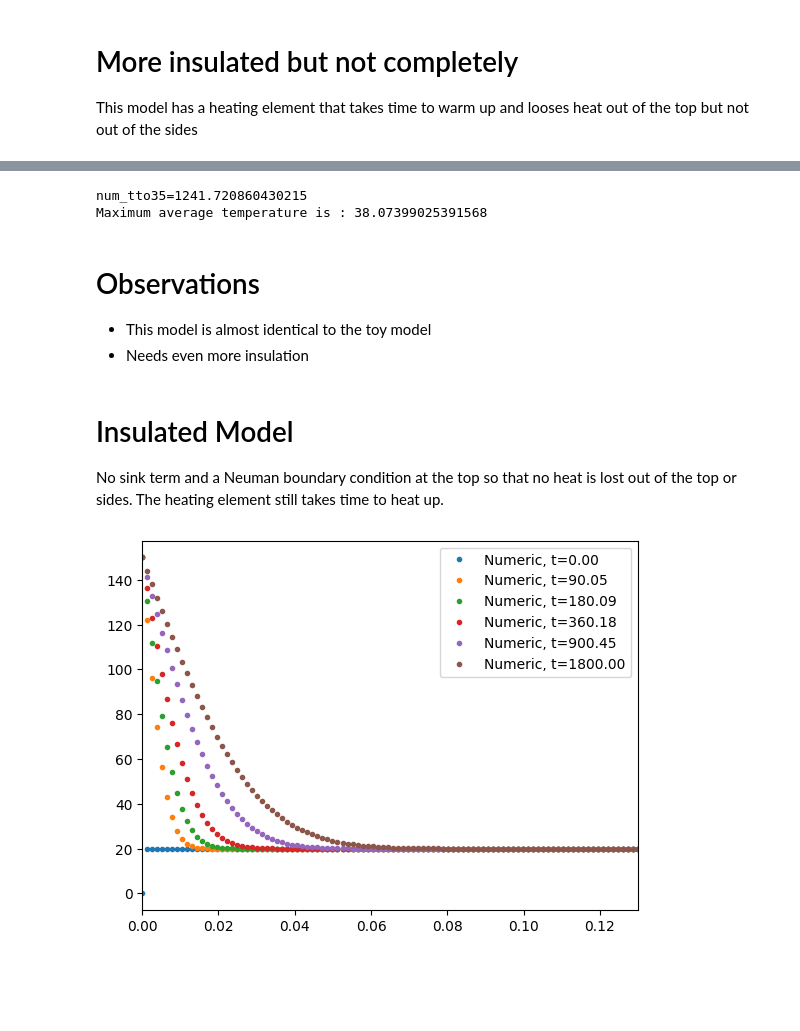
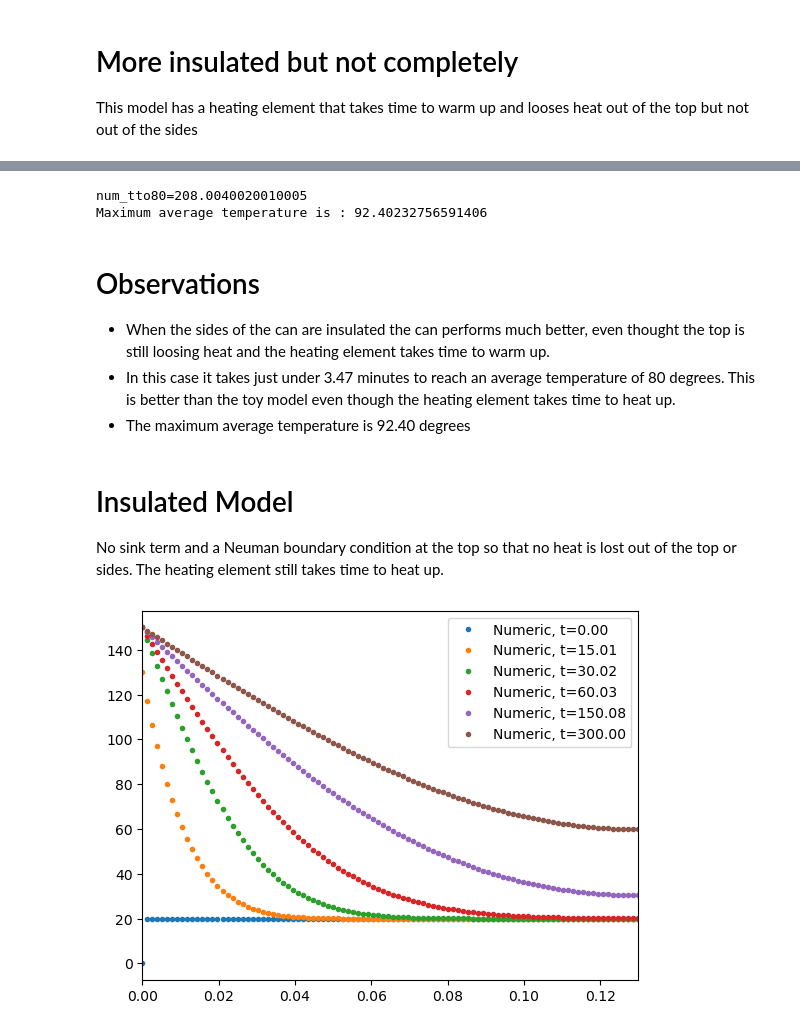
Before and after one commit to markalvaress/Drinks_Cans_IM, a Jupyter notebook: Observations.ipynb, the cells around one changed output, grey strips where cells are left out. Drawn from its saved outputs; the diff is of its cells as text; code cells hidden in the pictures; blank space fills up the shorter version.

Commit message:
Fixed insulated "switch" and updated observations
Fixed the use of the insulated "switch" and updated observations to model a D of 10^-4

```diff
--- a/Observations.ipynb
+++ b/Observations.ipynb
@@ -11,9 +11,9 @@ Constant heat at the bottom and the top is room temperature.
 # Define parameters
 b0 = 150 # u(0,t)= b0 (boundary cond)
 bL = 20 # u(L,t)= bL (boundary cond)
-D = 0.143*10**(-6) # thermal diffusivity coefficient - in the liquid
+D = 0.143*10**(-4) # thermal diffusivity coefficient - in the liquid
 a = 0 # heat transfer coefficient of liquid through container to air - for sink term along sides of can
-T = 180 # final time
+T = 300 # final time
 L = 0.13 # Length (i.e. height) of the can
 Nt_points = 2000    # number of timesteps
 Nx_points = 100   # number of spaces in x
@@ -86,15 +86,15 @@ Examine what happens when there is a sink term and a Newton cooling top boundary
 # %%
 # Define the function that causes the heating element to take time to warm up
 def b0(t):
-    if t <= 10:
-        return (150 - 20)*(t/10)
+    if t <= 15:
+        return (150 - 20)*(t/15)
     else:
         return 150
 
 # Define parameters
 bL = 20 # u(L,t)= bL (boundary cond)
-D = 0.143*10**(-6) # thermal diffusivity coefficient - in the liquid
-T = 1800 # final time
+D = 0.143*10**(-4) # thermal diffusivity coefficient - in the liquid
+T = 300 # final time
 L = 0.13 # Length (i.e. height) of the can
 Nt_points = 2000    # number of timesteps
 Nx_points = 100   # number of spaces in x
@@ -193,7 +193,7 @@ plt.show()
 # %%
-num_tto35 = si.time_to_temp(avg_temp_numeric(t), 35, index_to_time)
+num_tto80 = si.time_to_temp(avg_temp_numeric(t), 80, index_to_time)
 
-print(f"{num_tto35=}")
+print(f"{num_tto80=}")
 
 # Find maximum average temperature
 k = np.linspace(0, T, Nt_points)
@@ -201,34 +201,35 @@ averages = avg_temp_numeric(k)
 
 print('Maximum average temperature is :',averages.max())
 # %% [output]
-num_tto35=1241.720860430215
-Maximum average temperature is : 38.07399025391568
+num_tto80=208.0040020010005
+Maximum average temperature is : 92.40232756591406
 # %% [markdown]
 # Observations
-- This model is almost identical to the toy model
-- Needs even more insulation
+- When the sides of the can are insulated the can performs much better, even thought the top is still loosing heat and the heating element takes time to warm up.
+- In this case it takes just under 3.47 minutes to reach an average temperature of 80 degrees. This is better than the toy model even though the heating element takes time to heat up.
+- The maximum average temperature is 92.40 degrees
 # %% [markdown]
 # Insulated Model
 No sink term and a Neuman boundary condition at the top so that no heat is lost out of the top or sides. The heating element still takes time to heat up.
 # %%
 #b0 = 500 # Uncomment this and the one below to test constant boundary conditions
 
 # Simulate the solution
 #U = si.simulate_sink_with_fancy_bcs(u0, lambda t: b0, D, T, Nt_points, L, Nx_points, a, h, kW, u_inf, True)
-U = si.simulate_sink_with_fancy_bcs(u0, b0, D, T, Nt_points, L, Nx_points, a, h, kW, u_inf, True)
+U = si.simulate_sink_with_fancy_bcs(u0, b0, D, T, Nt_points, L, Nx_points, a, h, kW, u_inf, insulated = True)
 
 # Redo time functions
 index_to_time = hp.create_index_to_time_fn(T, Nt_points)
 time_to_index = hp.create_time_to_index_fn(T, Nt_points)
 
 for i in (0, Nt_points//20, Nt_points//10, Nt_points//5, Nt_points//2, Nt_points - 1):
     t = index_to_time(i)
     plt.plot(x, U[:, i], ".", label = f"Numeric, {t=:.2f}")
 plt.xlim(0,L)
 plt.legend()
 plt.show()
 # %% [output]
-[figure, old version]
+[figure, new version]
 # %%
 avg_temp_numeric = si.create_numeric_avtemp_fn(U, 1/(Nx_points - 1), time_to_index)
 
```
Also changed, not shown: parts of 13 cells of this notebook, 1 other file.
